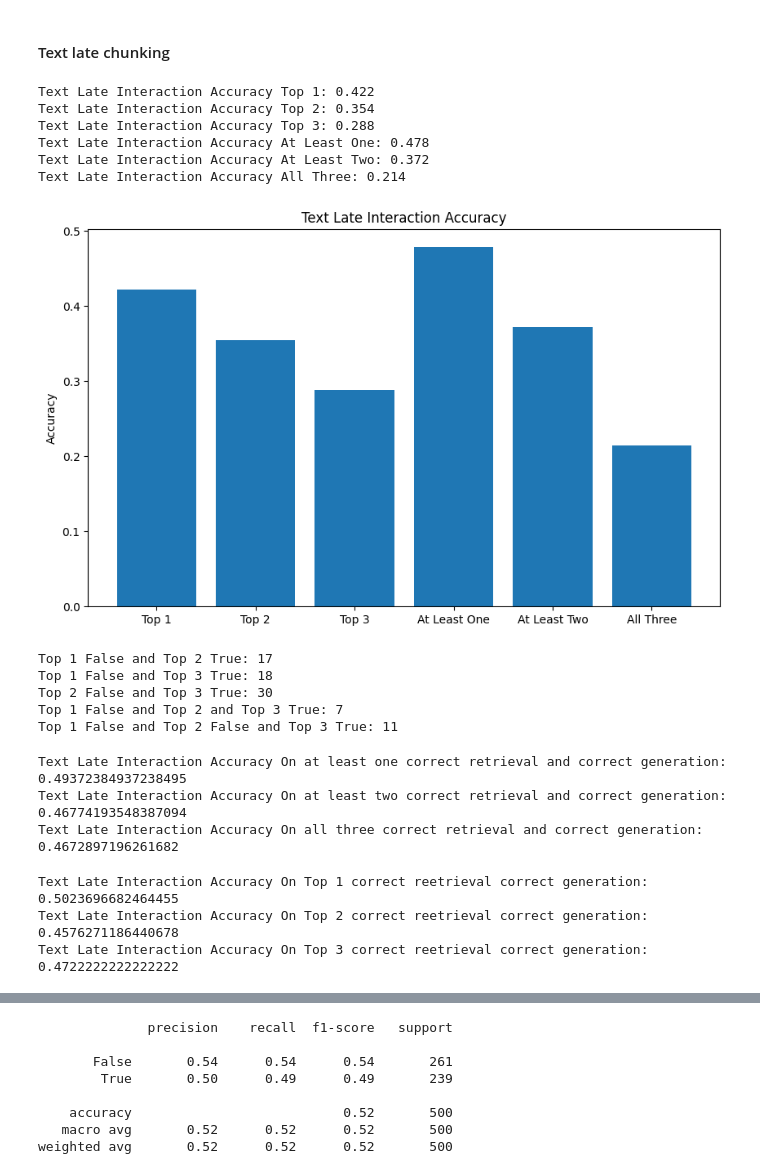
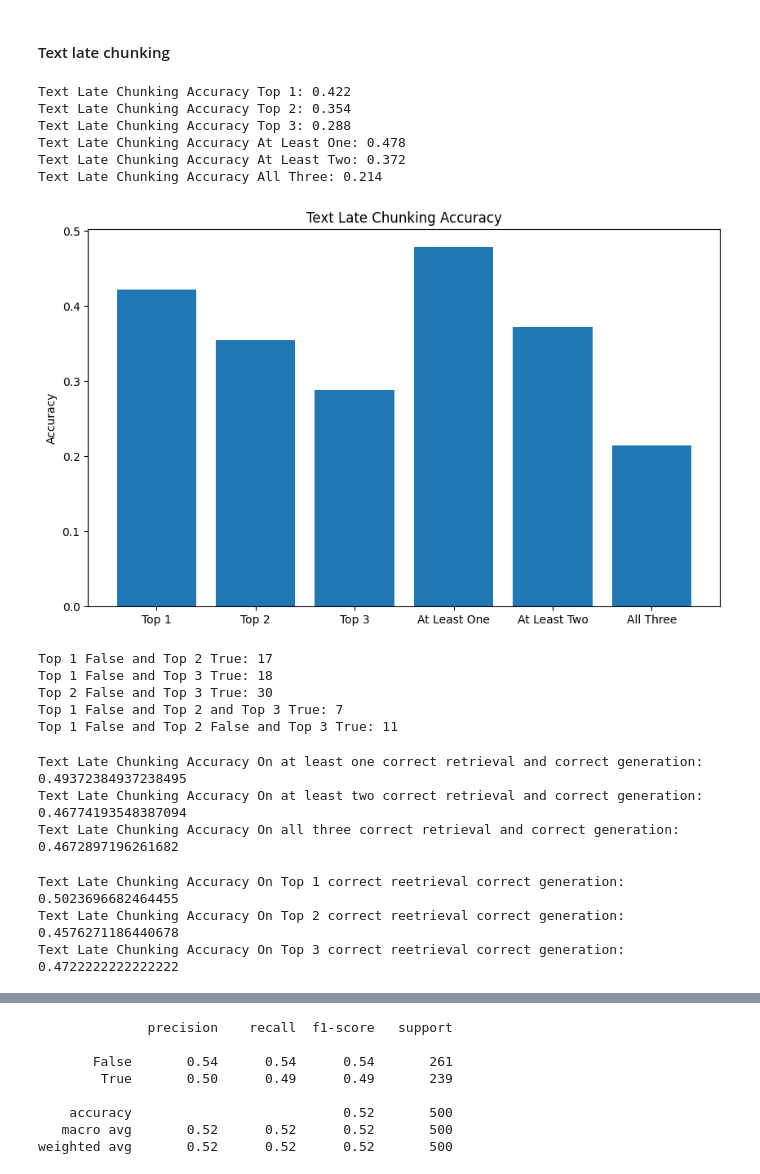
Before and after one commit to Robertogiordano/MultiGraphQA, a Jupyter notebook: notebook.ipynb, the cells around one changed output, grey strips where cells are left out. Saved outputs shown, nothing was run; the diff lists cells and outputs as text; code cells hidden in the pictures.

```diff
--- a/notebook.ipynb
+++ b/notebook.ipynb
@@ -1398,30 +1417,30 @@ all_three = df_generated_text_late_chunking[['id_retrieved_top1', 'id_retrieved_
 # %%
 # Print all
 
-print(f"Text Late Interaction Accuracy Top 1: {acc_top1}")
-print(f"Text Late Interaction Accuracy Top 2: {acc_top2}")
-print(f"Text Late Interaction Accuracy Top 3: {acc_top3}")
-print(f"Text Late Interaction Accuracy At Least One: {at_least_one.mean()}")
-print(f"Text Late Interaction Accuracy At Least Two: {at_least_two.mean()}")
-print(f"Text Late Interaction Accuracy All Three: {all_three.mean()}")
+print(f"Text Late Chunking Accuracy Top 1: {acc_top1}")
+print(f"Text Late Chunking Accuracy Top 2: {acc_top2}")
+print(f"Text Late Chunking Accuracy Top 3: {acc_top3}")
+print(f"Text Late Chunking Accuracy At Least One: {at_least_one.mean()}")
+print(f"Text Late Chunking Accuracy At Least Two: {at_least_two.mean()}")
+print(f"Text Late Chunking Accuracy All Three: {all_three.mean()}")
 # %% [output]
-Text Late Interaction Accuracy Top 1: 0.422
-Text Late Interaction Accuracy Top 2: 0.354
-Text Late Interaction Accuracy Top 3: 0.288
-Text Late Interaction Accuracy At Least One: 0.478
-Text Late Interaction Accuracy At Least Two: 0.372
-Text Late Interaction Accuracy All Three: 0.214
+Text Late Chunking Accuracy Top 1: 0.422
+Text Late Chunking Accuracy Top 2: 0.354
+Text Late Chunking Accuracy Top 3: 0.288
+Text Late Chunking Accuracy At Least One: 0.478
+Text Late Chunking Accuracy At Least Two: 0.372
+Text Late Chunking Accuracy All Three: 0.214
 # %%
 # Create a bar chart
 plt.figure(figsize=(10, 6))
 plt.bar(['Top 1', 'Top 2', 'Top 3', 'At Least One', 'At Least Two', 'All Three'], [acc_top1, acc_top2, acc_top3, at_least_one.mean(), at_least_two.mean(), all_three.mean()])
 plt.ylabel('Accuracy')
-plt.title('Text Late Interaction Accuracy')
+plt.title('Text Late Chunking Accuracy')
 
 # Show the plot
 plt.show()
 # %% [output]
-[figure, old version]
+[figure, new version]
 # %%
 # Number of occurences where top 1 is false and top 2 is true
 print(f"Top 1 False and Top 2 True: {df_generated_text_late_chunking[(~df_generated_text_late_chunking['id_retrieved_top1']) & df_generated_text_late_chunking['id_retrieved_top2']].shape[0]}")
@@ -1446,21 +1465,21 @@ Top 1 False and Top 2 False and Top 3 True: 11
 # %%
 df_generated_text_late_chunking['correct_generating'] = df_generated_text_late_chunking['gold_answer']==df_generated_text_late_chunking['generated']
 # %%
-print(f"Text Late Interaction Accuracy On at least one correct retrieval and correct generation: {df_generated_text_late_chunking['correct_generating'][at_least_one].mean()}")
-print(f"Text Late Interaction Accuracy On at least two correct retrieval and correct generation: {df_generated_text_late_chunking['correct_generating'][at_least_two].mean()}")
-print(f"Text Late Interaction Accuracy On all three correct retrieval and correct generation: {df_generated_text_late_chunking['correct_generating'][all_three].mean()}")
+print(f"Text Late Chunking Accuracy On at least one correct retrieval and correct generation: {df_generated_text_late_chunking['correct_generating'][at_least_one].mean()}")
+print(f"Text Late Chunking Accuracy On at least two correct retrieval and correct generation: {df_generated_text_late_chunking['correct_generating'][at_least_two].mean()}")
+print(f"Text Late Chunking Accuracy On all three correct retrieval and correct generation: {df_generated_text_late_chunking['correct_generating'][all_three].mean()}")
 # %% [output]
-Text Late Interaction Accuracy On at least one correct retrieval and correct generation: 0.49372384937238495
-Text Late Interaction Accuracy On at least two correct retrieval and correct generation: 0.46774193548387094
-Text Late Interaction Accuracy On all three correct retrieval and correct generation: 0.4672897196261682
+Text Late Chunking Accuracy On at least one correct retrieval and correct generation: 0.49372384937238495
+Text Late Chunking Accuracy On at least two correct retrieval and correct generation: 0.46774193548387094
+Text Late Chunking Accuracy On all three correct retrieval and correct generation: 0.4672897196261682
 # %%
-print(f"Text Late Interaction Accuracy On Top 1 correct reetrieval correct generation: {df_generated_text_late_chunking['correct_generating'][df_generated_text_late_chunking['id_retrieved_top1']].mean()}")
-print(f"Text Late Interaction Accuracy On Top 2 correct reetrieval correct generation: {df_generated_text_late_chunking['correct_generating'][df_generated_text_late_chunking['id_retrieved_top2']].mean()}")
-print(f"Text Late Interaction Accuracy On Top 3 correct reetrieval correct generation: {df_generated_text_late_chunking['correct_generating'][df_generated_text_late_chunking['id_retrieved_top3']].mean()}")
+print(f"Text Late Chunking Accuracy On Top 1 correct reetrieval correct generation: {df_generated_text_late_chunking['correct_generating'][df_generated_text_late_chunking['id_retrieved_top1']].mean()}")
+print(f"Text Late Chunking Accuracy On Top 2 correct reetrieval correct generation: {df_generated_text_late_chunking['correct_generating'][df_generated_text_late_chunking['id_retrieved_top2']].mean()}")
+print(f"Text Late Chunking Accuracy On Top 3 correct reetrieval correct generation: {df_generated_text_late_chunking['correct_generating'][df_generated_text_late_chunking['id_retrieved_top3']].mean()}")
 # %% [output]
-Text Late Interaction Accuracy On Top 1 correct reetrieval correct generation: 0.5023696682464455
-Text Late Interaction Accuracy On Top 2 correct reetrieval correct generation: 0.4576271186440678
-Text Late Interaction Accuracy On Top 3 correct reetrieval correct generation: 0.4722222222222222
+Text Late Chunking Accuracy On Top 1 correct reetrieval correct generation: 0.5023696682464455
+Text Late Chunking Accuracy On Top 2 correct reetrieval correct generation: 0.4576271186440678
+Text Late Chunking Accuracy On Top 3 correct reetrieval correct generation: 0.4722222222222222
 # %%
 df_generated_text_late_chunking.head()
 # %% [output]
```
Also changed, not shown: parts of 42 cells of this notebook, 3 other files.
